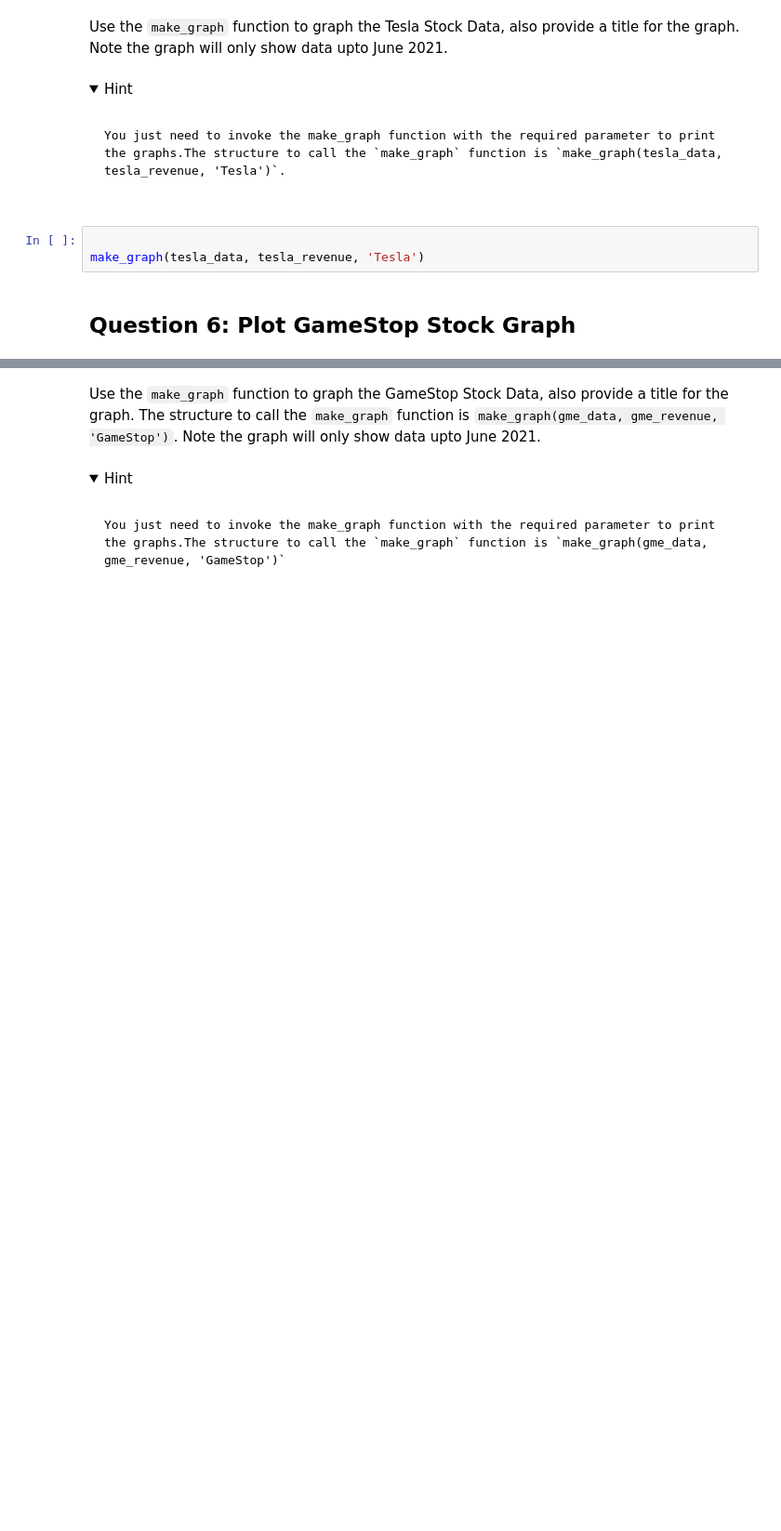
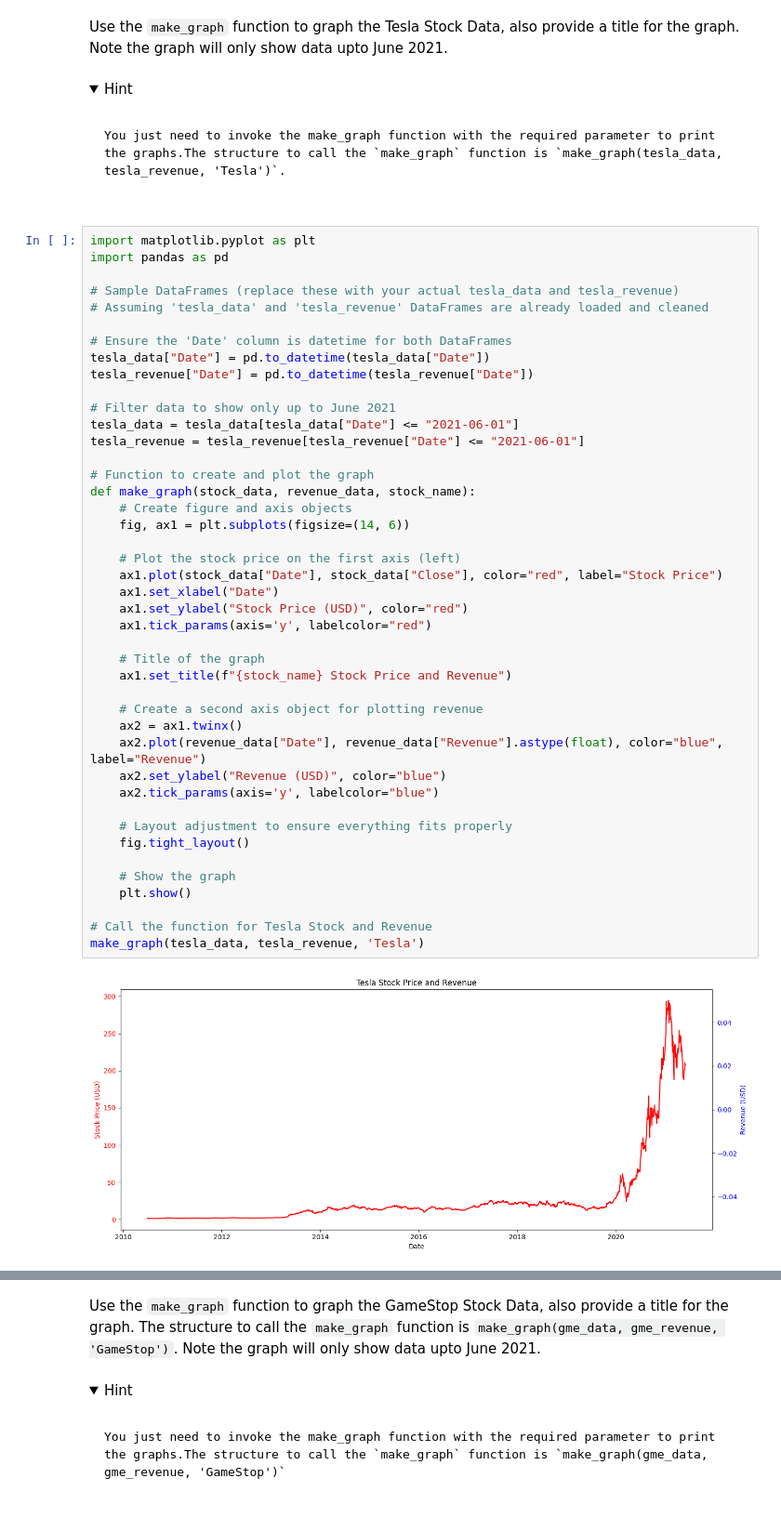
Before and after one commit to Guru2001data/TestRepo3, a Jupyter notebook: Final Assignment.ipynb, the cells around one changed output, grey strips where cells are left out. Shown at 93% size. Saved outputs shown, nothing was run; the diff lists cells and outputs as text; folded sections open; blank space fills up the shorter version.

````diff
--- a/Final Assignment.ipynb
+++ b/Final Assignment.ipynb
@@ -434,8 +462,48 @@ You just need to invoke the make_graph function with the required parameter to p
 ```
 
 </details>
-# %%
-
-make_graph(tesla_data, tesla_revenue, 'Tesla')
-# %% [markdown]
-## Question 6: Plot GameStop Stock Graph
+# %%
+import matplotlib.pyplot as plt
+import pandas as pd
+
+# Sample DataFrames (replace these with your actual tesla_data and tesla_revenue)
+# Assuming 'tesla_data' and 'tesla_revenue' DataFrames are already loaded and cleaned
+
+# Ensure the 'Date' column is datetime for both DataFrames
+tesla_data["Date"] = pd.to_datetime(tesla_data["Date"])
+tesla_revenue["Date"] = pd.to_datetime(tesla_revenue["Date"])
+
+# Filter data to show only up to June 2021
+tesla_data = tesla_data[tesla_data["Date"] <= "2021-06-01"]
+tesla_revenue = tesla_revenue[tesla_revenue["Date"] <= "2021-06-01"]
+
+# Function to create and plot the graph
+def make_graph(stock_data, revenue_data, stock_name):
+    # Create figure and axis objects
+    fig, ax1 = plt.subplots(figsize=(14, 6))
+
+    # Plot the stock price on the first axis (left)
+    ax1.plot(stock_data["Date"], stock_data["Close"], color="red", label="Stock Price")
+    ax1.set_xlabel("Date")
+    ax1.set_ylabel("Stock Price (USD)", color="red")
+    ax1.tick_params(axis='y', labelcolor="red")
+
+    # Title of the graph
+    ax1.set_title(f"{stock_name} Stock Price and Revenue")
+
+    # Create a second axis object for plotting revenue
+    ax2 = ax1.twinx()
+    ax2.plot(revenue_data["Date"], revenue_data["Revenue"].astype(float), color="blue", label="Revenue")
+    ax2.set_ylabel("Revenue (USD)", color="blue")
+    ax2.tick_params(axis='y', labelcolor="blue")
+
+    # Layout adjustment to ensure everything fits properly
+    fig.tight_layout()
+
+    # Show the graph
+    plt.show()
+
+# Call the function for Tesla Stock and Revenue
+make_graph(tesla_data, tesla_revenue, 'Tesla')
+# %% [output]
+[figure, added]
````
Also changed, not shown: parts of 9 cells of this notebook.
